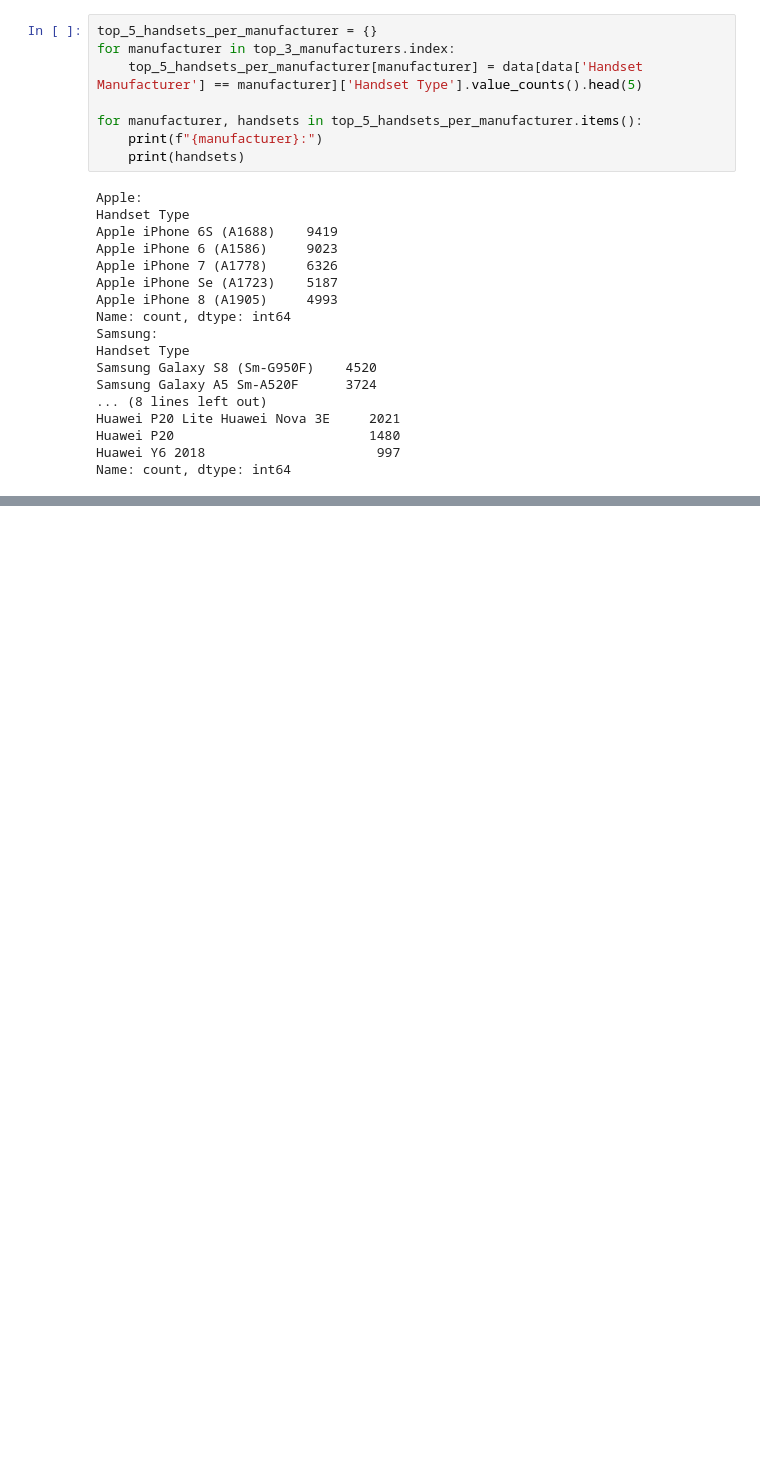
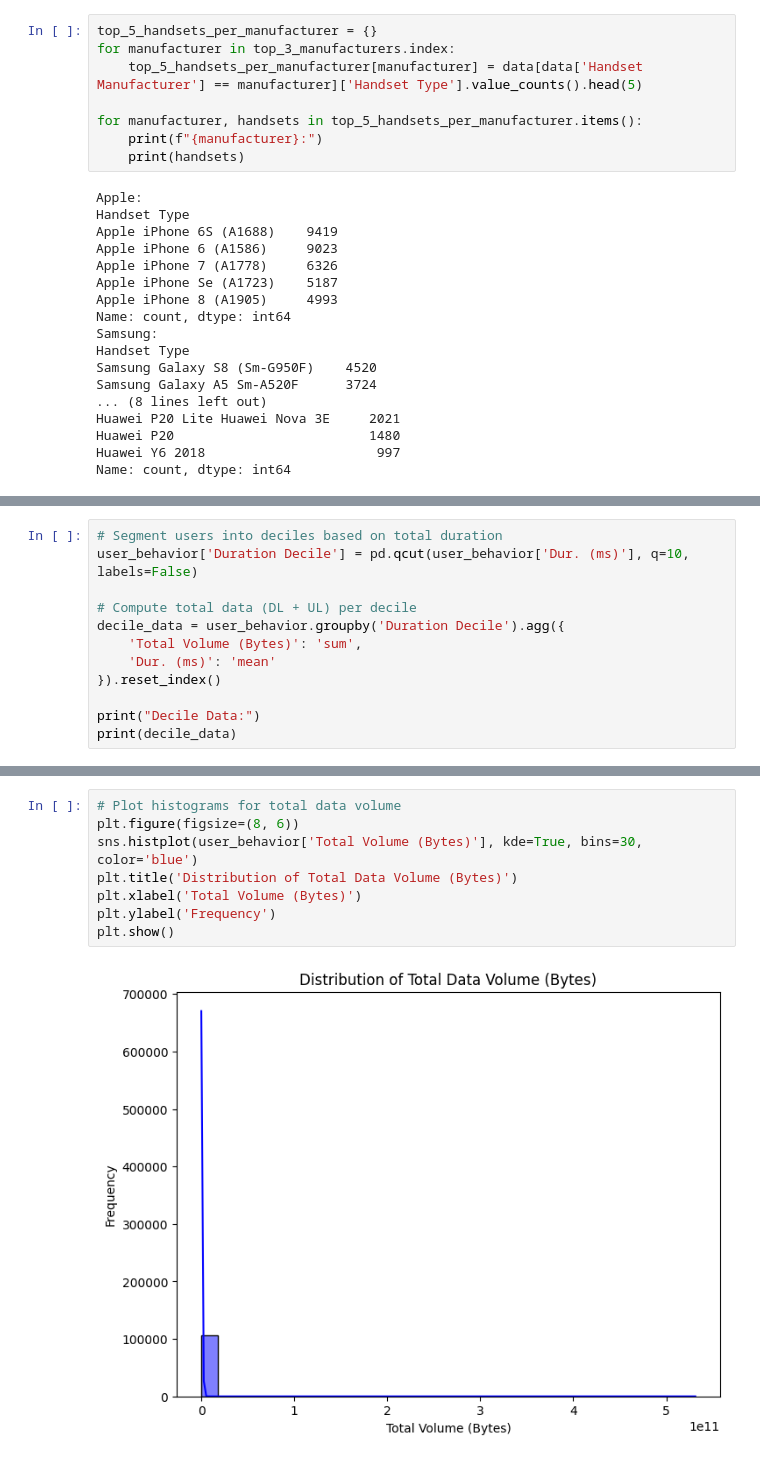
Before and after one commit to SaraFedlu/Telecom_customer_usage_analysis, a Jupyter notebook: notebooks/eda.ipynb, the cells around one changed output, grey strips where cells are left out. Saved outputs shown, nothing was run; the diff lists cells and outputs as text; blank space fills up the shorter version.

Commit message:
perform exploratory data analysis

```diff
--- a/notebooks/eda.ipynb
+++ b/notebooks/eda.ipynb
@@ -250,0 +295,12 @@ Name: count, dtype: int64
+# %%
+# Segment users into deciles based on total duration
+user_behavior['Duration Decile'] = pd.qcut(user_behavior['Dur. (ms)'], q=10, labels=False)
+
+# Compute total data (DL + UL) per decile
+decile_data = user_behavior.groupby('Duration Decile').agg({
+    'Total Volume (Bytes)': 'sum',
+    'Dur. (ms)': 'mean'
+}).reset_index()
+
+print("Decile Data:")
+print(decile_data)
@@ -250,0 +351,10 @@ Name: count, dtype: int64
+# %%
+# Plot histograms for total data volume
+plt.figure(figsize=(8, 6))
+sns.histplot(user_behavior['Total Volume (Bytes)'], kde=True, bins=30, color='blue')
+plt.title('Distribution of Total Data Volume (Bytes)')
+plt.xlabel('Total Volume (Bytes)')
+plt.ylabel('Frequency')
+plt.show()
+# %% [output]
+[figure, added]
```
Also changed, not shown: parts of 9 cells of this notebook.
